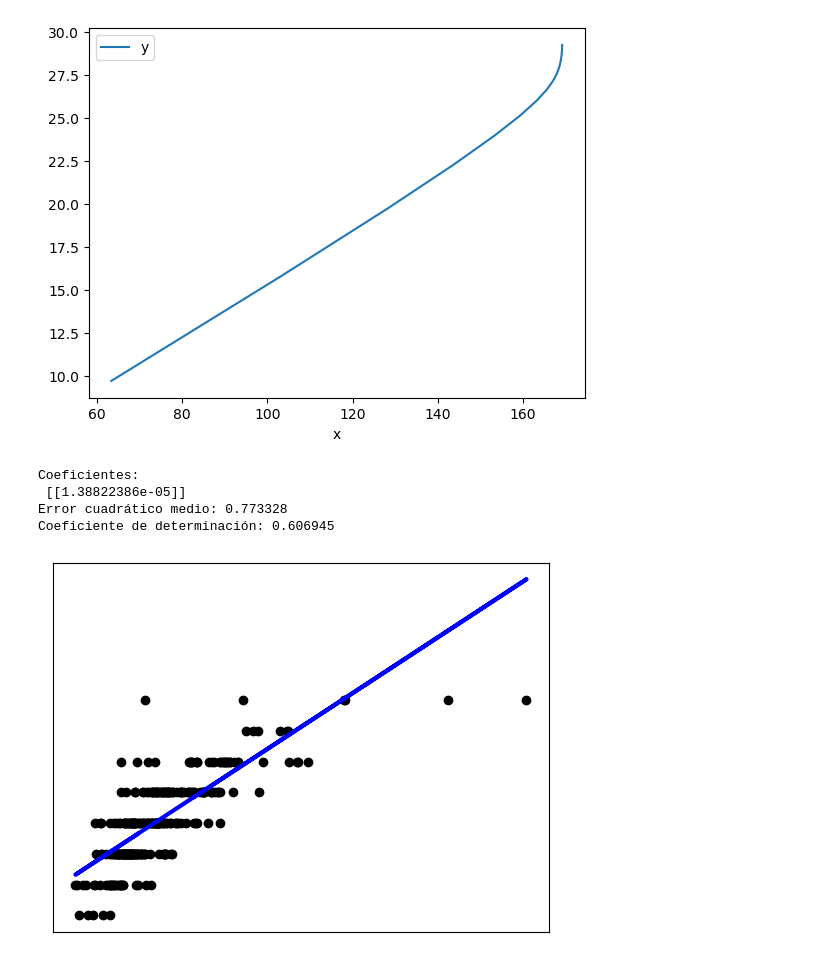
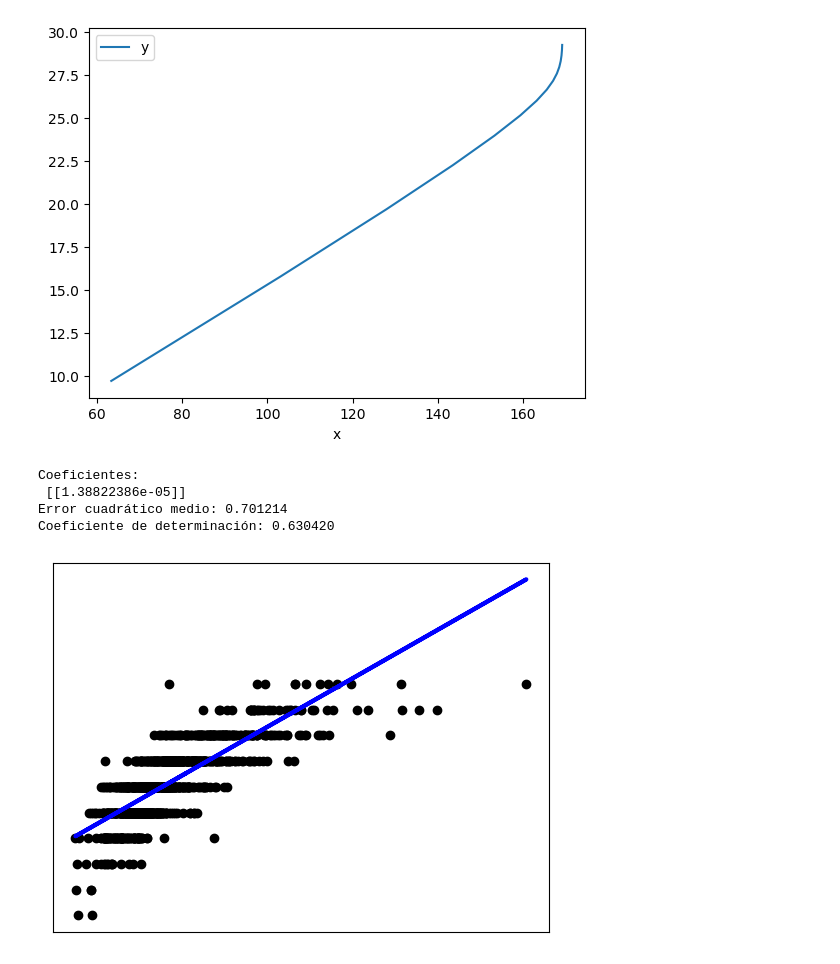
Before and after one commit to jerson8a/project1_linearRegresion, a Jupyter notebook: Solution Project #1 - Jerson Ochoa.ipynb, the cells around one changed output. Cells and saved outputs as stored; diff of their text form; code cells hidden in the pictures.

```diff
--- a/Solution Project #1 - Jerson Ochoa.ipynb
+++ b/Solution Project #1 - Jerson Ochoa.ipynb
@@ -408,39 +408,39 @@ graphModelByEpochs(respParamsHistory, 10)
 
 dt_X_training = dataTraining['SalePrice'][:, None]
 dt_Y_training = dataTraining['OverallQual'][:, None]
 
 dt_X_test = dataTests['SalePrice'][:, None]
 dt_Y_test = dataTests['OverallQual'][:, None]
 
 # Creamos el objeto de regresión lineal
 regr = linear_model.LinearRegression()
 
 # Entrenamos el modelo usando el dataset de entrenamiento
 regr.fit(dt_X_training, dt_Y_training)
 
-# Hacemos las predicciones usando el test de entrenamiento
-dt_y_pred = regr.predict(dt_X_test)
+# Hacemos las predicciones usando el set de entrenamiento
+dt_y_pred = regr.predict(dt_X_training)
 
 # Los coeficientes
 print("Coeficientes: \n", regr.coef_)
 
 # La media de error
-print("Error cuadrático medio: %2f" % mean_squared_error(dt_Y_test, dt_y_pred))
+print("Error cuadrático medio: %2f" % mean_squared_error(dt_Y_training, dt_y_pred))
 
 #Coeficiente de determinación: 1 es una predicción perfecta
-print("Coeficiente de determinación: %2f" % r2_score(dt_Y_test, dt_y_pred))
+print("Coeficiente de determinación: %2f" % r2_score(dt_Y_training, dt_y_pred))
 
 # Plot outputs
-plt.scatter(dt_X_test, dt_Y_test, color="black")
-plt.plot(dt_X_test, dt_y_pred, color="blue", linewidth=3)
+plt.scatter(dt_X_training, dt_Y_training, color="black")
+plt.plot(dt_X_training, dt_y_pred, color="blue", linewidth=3)
 
 plt.xticks(())
 plt.yticks(())
 
 plt.show()
 # %% [output]
 Coeficientes:
  [[1.38822386e-05]]
-Error cuadrático medio: 0.773328
-Coeficiente de determinación: 0.606945
+Error cuadrático medio: 0.701214
+Coeficiente de determinación: 0.630420
-[figure, old version]
+[figure, new version]
```
